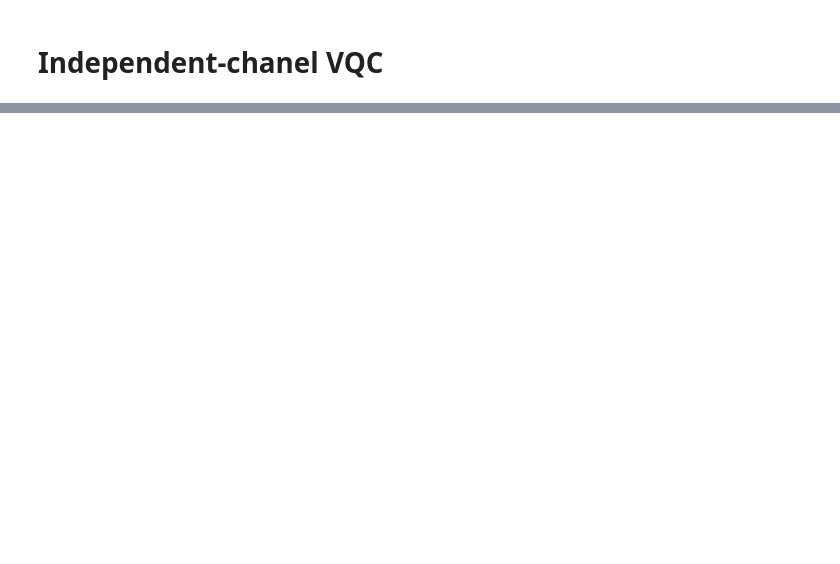
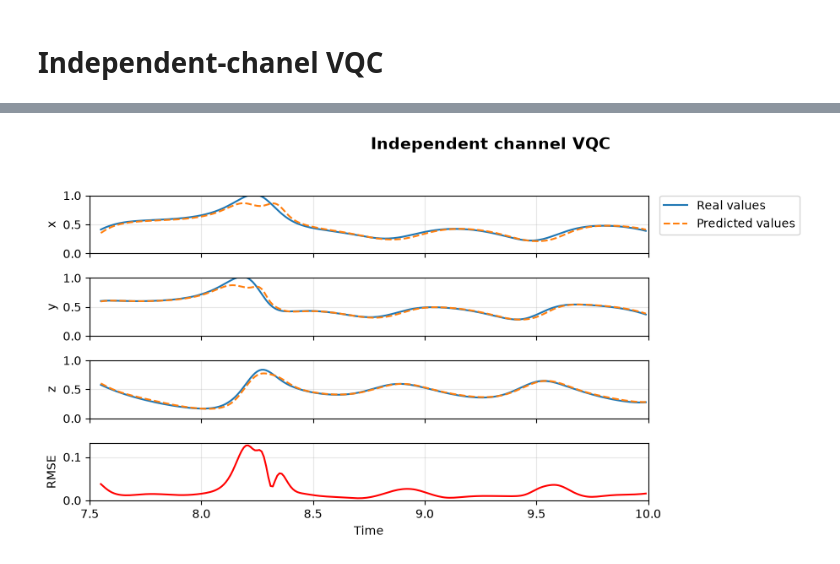
Before and after one commit to mariomeendezz/QML-for-multivariate-time-series-forecasting, a Jupyter notebook: main.ipynb, the cells around one changed output, grey strips where cells are left out. Saved outputs shown, nothing was run; the diff lists cells and outputs as text; code cells hidden in the pictures; blank space fills up the shorter version.

Commit message:
Checkpoint

```diff
--- a/main.ipynb
+++ b/main.ipynb
@@ -236,3 +371,22 @@ Epoch: 47 | Loss: 0.0474
+# %%
+# Load the models
+checkpoint = torch.load(
+    "models/independent_channel_vqc.pt",
+    map_location="cpu"
+)
+
+window_size = checkpoint["window_size"]
+horizon = checkpoint["horizon"]
+nqubits = checkpoint["nqubits"]
+nreps = checkpoint["nreps"]
+
+model_x = IndependentChannelVQC(nqubits=nqubits, reps=nreps).double()
+model_y = IndependentChannelVQC(nqubits=nqubits, reps=nreps).double()
+model_z = IndependentChannelVQC(nqubits=nqubits, reps=nreps).double()
+
+model_x.load_state_dict(checkpoint["model_x"])
+model_y.load_state_dict(checkpoint["model_y"])
+model_z.load_state_dict(checkpoint["model_z"])
 # %%
 def plot_loss(history, title = None) -> None:
     """
@@ -286,49 +465,63 @@ mean_error_total = errors.mean(dim=1)  # (n_samples,)
 # %%
-def plot_preds_and_error(pred_x, pred_y, pred_z, mean_error_total, title=None):
+def plot_preds_and_error(pred_x, pred_y, pred_z, mean_error_total, error, title=None):
+    """
+    Plots real and predicted values for the three Lorenz channels.
 
+    The last subplot shows the mean prediction error over time.
+    """
+    # Create one subplot for each channel and one for the error
     fig, axes = plt.subplots(4, 1, figsize=(11, 5), sharex=True)
 
     # Time values aligned with predictions
     time_pred = time_test[window_size:window_size + len(pred_x)]
 
     # Real values aligned with predictions
-    real_x = test_scaled[window_size:window_size + len(pred_x), 0]
-    real_y = test_scaled[window_size:window_size + len(pred_y), 1]
-    real_z = test_scaled[window_size:window_size + len(pred_z), 2]
+    real_x = val_scaled[window_size:window_size + len(pred_x), 0]
+    real_y = val_scaled[window_size:window_size + len(pred_y), 1]
+    real_z = val_scaled[window_size:window_size + len(pred_z), 2]
 
+    # Grid and ylim
+    for ax in axes[:-1]:
+        ax.set_ylim(0, 1)
+        ax.grid(alpha=0.3)
+
+    # Plot x channel
     axes[0].plot(time_pred, real_x, label="Real values")
     axes[0].plot(time_pred, pred_x, label="Predicted values", linestyle="--")
-    axes[0].legend()
+    axes[0].legend(bbox_to_anchor=(1.02, 1), loc='upper left', borderaxespad=0.)
     axes[0].set_ylabel("x")
-    axes[0].grid(alpha=0.3)
 
+    # Plot y channel
     axes[1].plot(time_pred, real_y, label="Real values")
     axes[1].plot(time_pred, pred_y, label="Predicted values", linestyle="--")
     axes[1].set_ylabel("y")
-    axes[1].grid(alpha=0.3)
 
+    # Plot z channel
     axes[2].plot(time_pred, real_z, label="Real values")
     axes[2].plot(time_pred, pred_z, label="Predicted values", linestyle="--")
     axes[2].set_ylabel("z")
-    axes[2].grid(alpha=0.3)
 
+    # Plot mean prediction error
     axes[3].plot(time_pred, mean_error_total, color="red", label="Mean error")
-    axes[3].set_ylabel("Mean error")
+    axes[3].set_ylabel(error)
     axes[3].set_xlabel("Time")
     axes[3].grid(alpha=0.3)
 
     axes[3].set_xlim(7.5, 10)
 
     if title is not None:
-        fig.suptitle(title, fontsize=14)
+        fig.suptitle(title, fontsize=14, fontweight='bold')
 
-    plt.tight_layout(rect=[0, 0, 1, 0.95])
+    plt.tight_layout(rect=[0, 0, 0.85, 0.95])
     plt.show()
 
 plot_preds_and_error(
     pred_x,
     pred_y,
     pred_z,
-    mean_error_total,
+    mean_rmse_list,
+    error = "RMSE",
     title="Independent channel VQC"
 )
+# %% [output]
+[figure, added]
```
Also changed, not shown: parts of 23 cells of this notebook.
